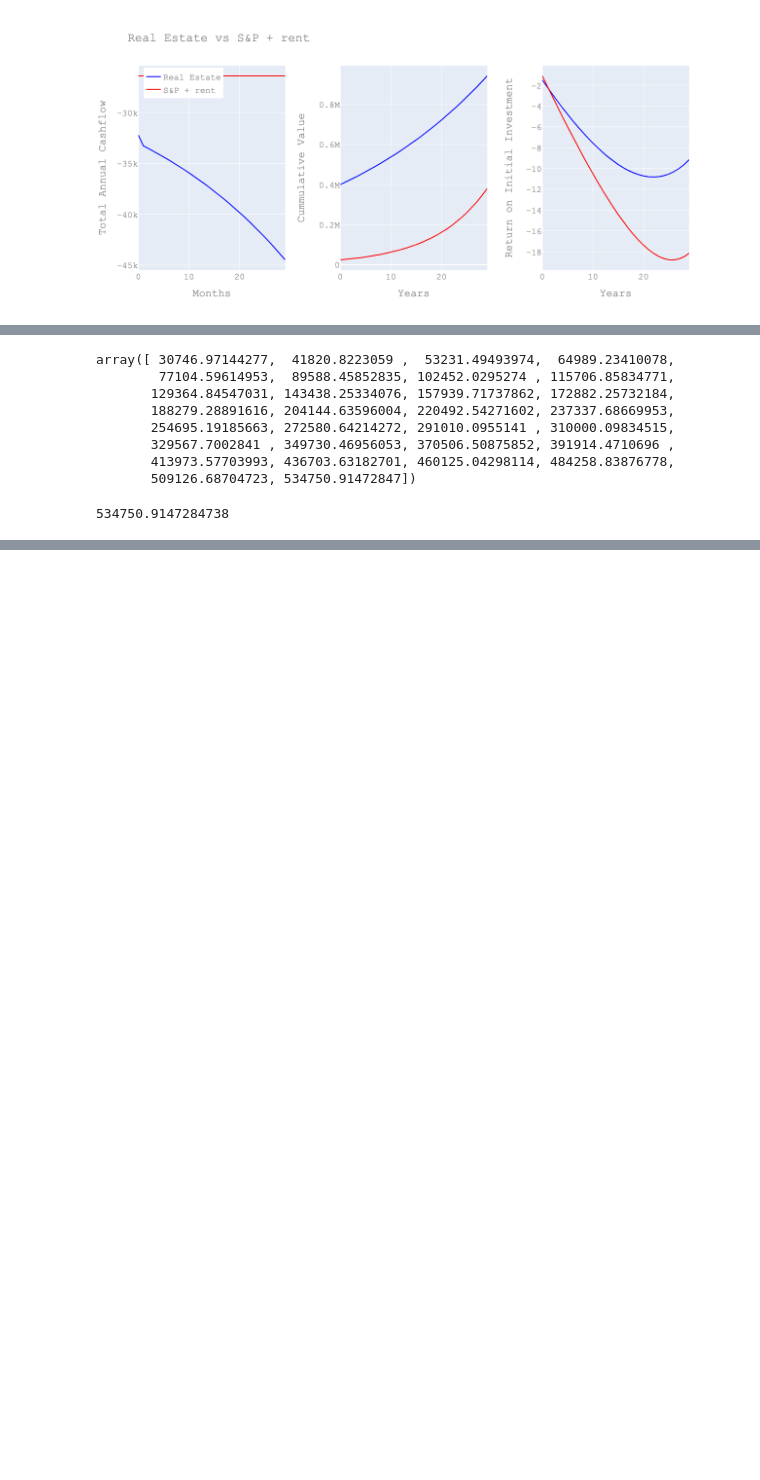
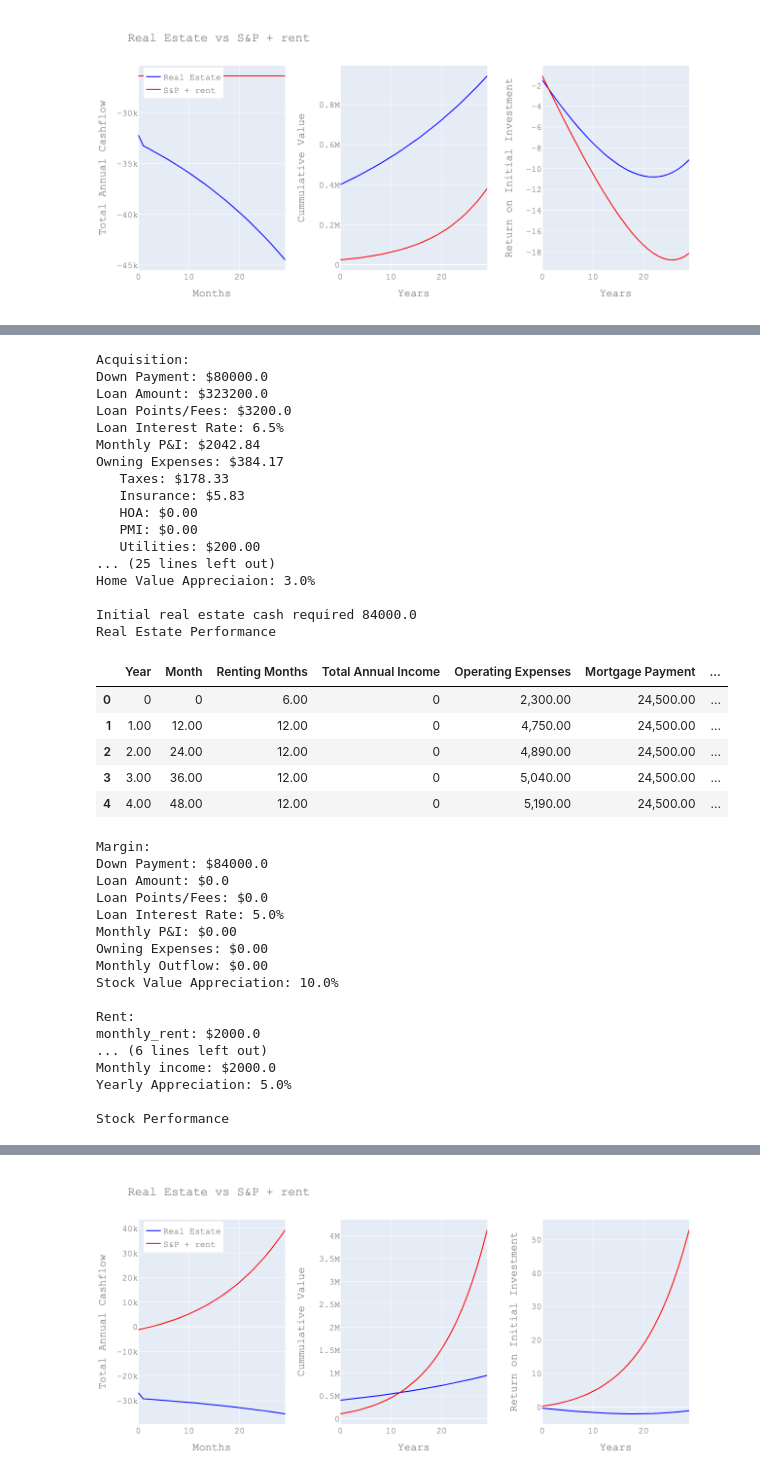
Before and after one commit to RupertDodkins/real_estate, a Jupyter notebook: scripts/mutliplot_view.ipynb, the cells around one changed output, grey strips where cells are left out. Drawn from its saved outputs; the diff is of its cells as text; code cells hidden in the pictures; blank space fills up the shorter version.

```diff
--- a/scripts/mutliplot_view.ipynb
+++ b/scripts/mutliplot_view.ipynb
@@ -733,15 +584,54 @@ for m, fv in enumerate(FV):
-# %%
-FV[11::12]
-# %% [output]
-array([ 30746.97144277,  41820.8223059 ,  53231.49493974,  64989.23410078,
-        77104.59614953,  89588.45852835, 102452.0295274 , 115706.85834771,
-       129364.84547031, 143438.25334076, 157939.71737862, 172882.25732184,
-       188279.28891616, 204144.63596004, 220492.54271602, 237337.68669953,
-       254695.19185663, 272580.64214272, 291010.0955141 , 310000.09834515,
-       329567.7002841 , 349730.46956053, 370506.50875852, 391914.4710696 ,
-       413973.57703993, 436703.63182701, 460125.04298114, 484258.83876778,
-       509126.68704723, 534750.91472847])
-# %%
-FV[-1]
-# %% [output]
-534750.9147284738
+# %%
+realestate_df, stocks_df, meta = property_performance(
+    purchase_price = 400e3,
+    downpayment = 80e3,
+    rehab_cost = 0,
+    after_repair_value = 400e3,
+    value_appreciation=0.03,
+    margin_multiplier=1,
+    monthly_rent_income=0.,
+    rent_appreciation=0.03,
+    job_monthly_cashflow=2e3,
+    title='S&P Vs Real Estate',
+)
+# %% [output]
+Acquisition:
+Down Payment: $80000.0
+Loan Amount: $323200.0
+Loan Points/Fees: $3200.0
+Loan Interest Rate: 6.5%
+Monthly P&I: $2042.84
+Owning Expenses: $384.17
+   Taxes: $178.33
+   Insurance: $5.83
+   HOA: $0.00
+   PMI: $0.00
+   Utilities: $200.00
+... (25 lines left out)
+Home Value Appreciaion: 3.0%
+
+Initial real estate cash required 84000.0
+Real Estate Performance
+|  | Year | Month | Renting Months | Total Annual Income | Operating Expenses | Mortgage Payment | ... |
+| 0 | 0 | 0 | 6.00 | 0 | 2,300.00 | 24,500.00 | ... |
+| 1 | 1.00 | 12.00 | 12.00 | 0 | 4,750.00 | 24,500.00 | ... |
+| 2 | 2.00 | 24.00 | 12.00 | 0 | 4,890.00 | 24,500.00 | ... |
+| 3 | 3.00 | 36.00 | 12.00 | 0 | 5,040.00 | 24,500.00 | ... |
+| 4 | 4.00 | 48.00 | 12.00 | 0 | 5,190.00 | 24,500.00 | ... |
+Margin:
+Down Payment: $84000.0
+Loan Amount: $0.0
+Loan Points/Fees: $0.0
+Loan Interest Rate: 5.0%
+Monthly P&I: $0.00
+Owning Expenses: $0.00
+Monthly Outflow: $0.00
+Stock Value Appreciation: 10.0%
+
+Rent:
+monthly_rent: $2000.0
+... (6 lines left out)
+Monthly income: $2000.0
+Yearly Appreciation: 5.0%
+
+Stock Performance
@@ -747,0 +645 @@ FV[-1]
+[figure, added]
```
Also changed, not shown: parts of 16 cells of this notebook, 2 other files.
